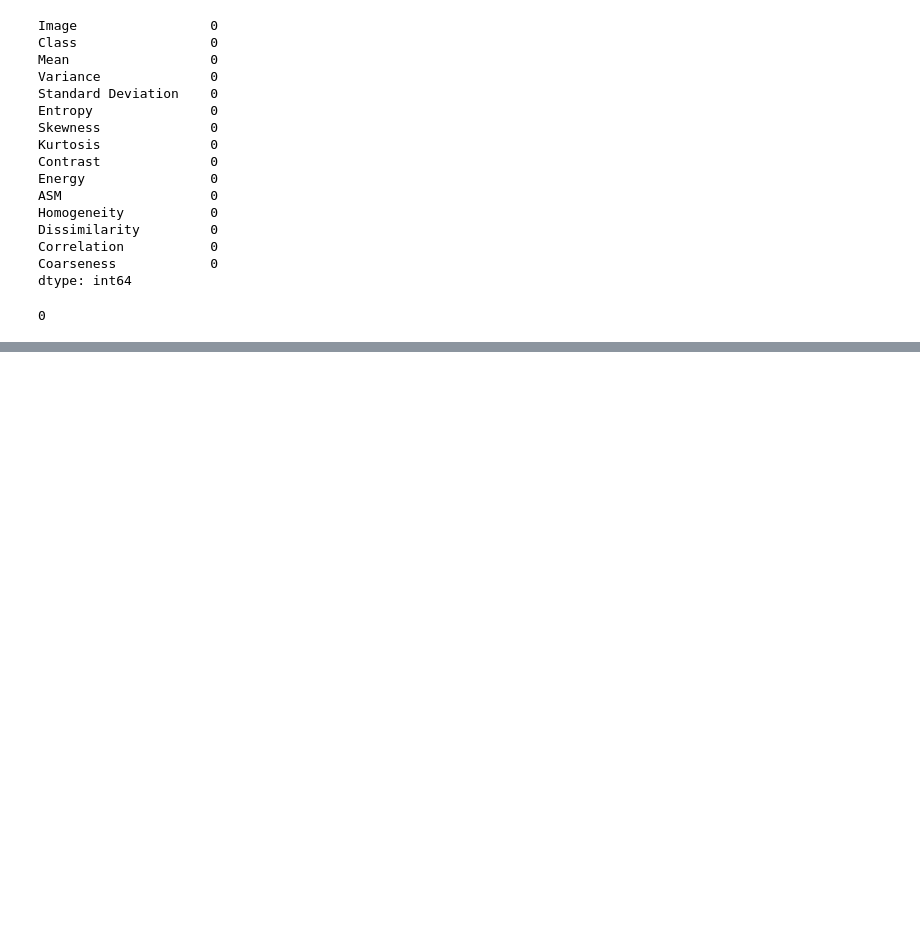
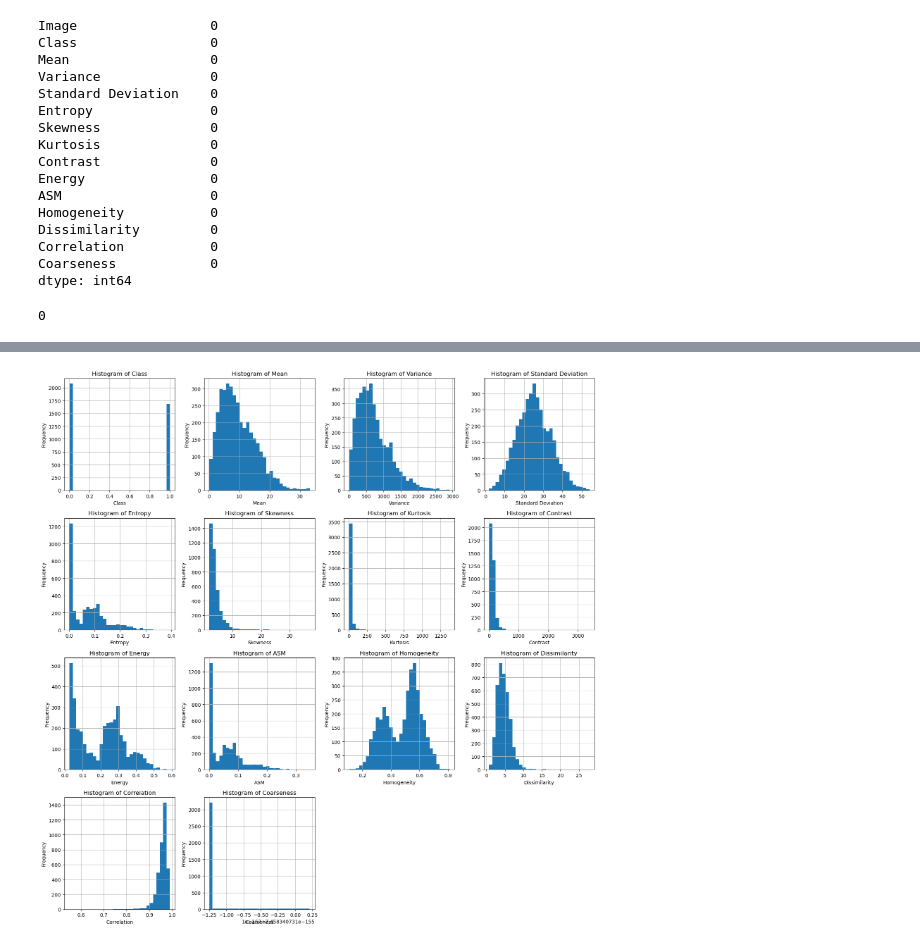
Before and after one commit to MaukanMir/Brain-Tumor-Classification, a Jupyter notebook: training.ipynb, the cells around one changed output, grey strips where cells are left out. Cells and saved outputs as stored; diff of their text form; code cells hidden in the pictures; blank space fills up the shorter version.

```diff
--- a/training.ipynb
+++ b/training.ipynb
@@ -156,0 +170,16 @@ plt.show()
+# %%
+plt.figure(figsize = (16, 16))
+num_plots = len(df.columns)  # Exclude the last column
+rows = (num_plots + 3) // 4  # Calculate the number of rows needed, add 3 to round up
+
+
+for i, column in enumerate(df.columns):
+    plt.subplot(rows, 4, i+1)
+    df[column].hist(bins=30)
+    plt.title(f'Histogram of {column}')
+    plt.xlabel(column)
+    plt.ylabel('Frequency')
+    plt.tight_layout()
+    plt.plot()
+# %% [output]
+[figure, added]
```
Also changed, not shown: parts of 2 cells of this notebook.
